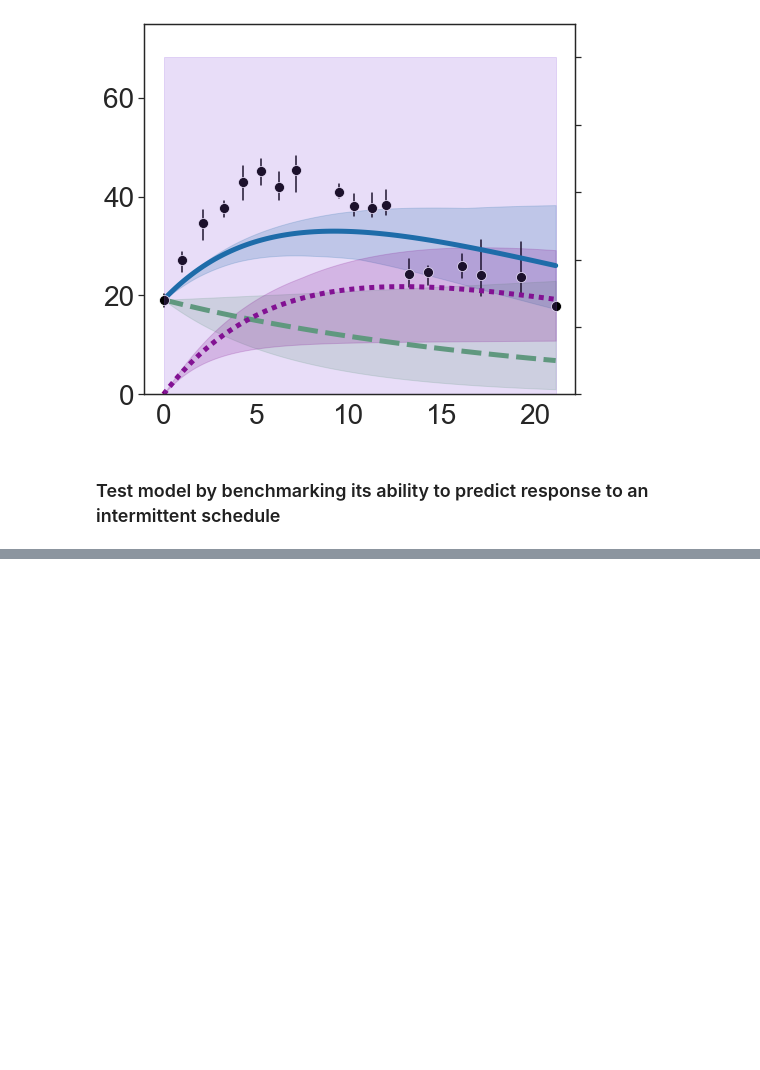
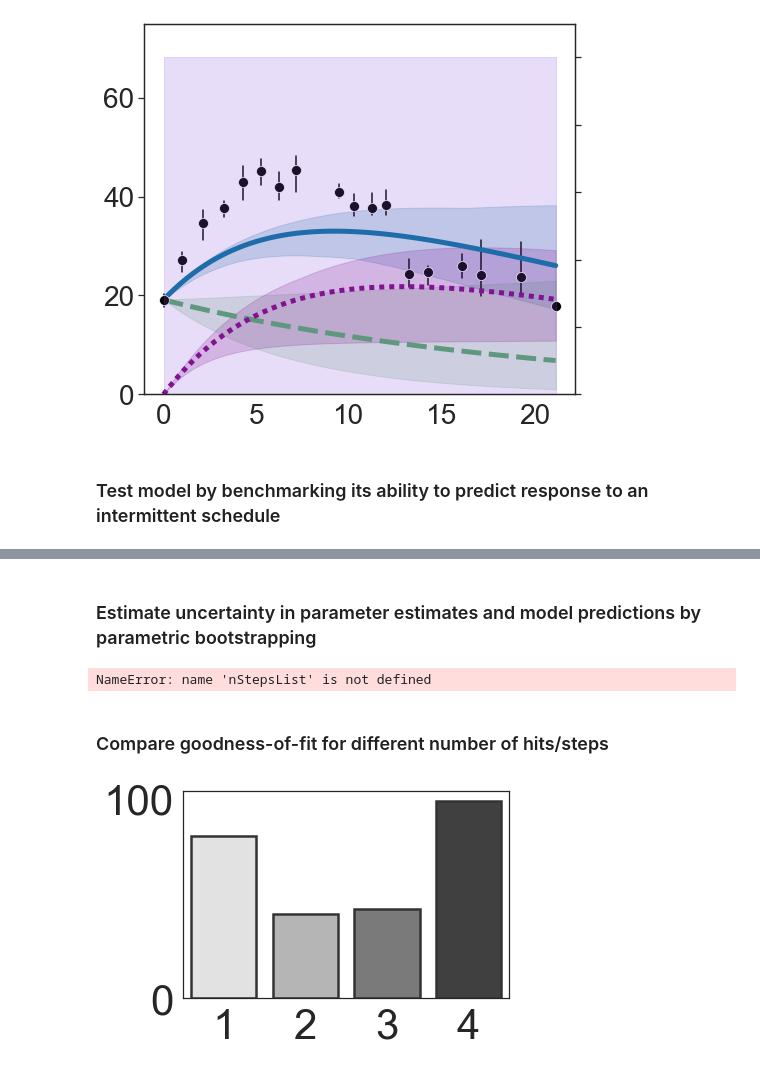
Before and after one commit to MathOnco/PARPi_Model, a Jupyter notebook: jnb_figure4.ipynb, the cells around one changed output, grey strips where cells are left out. Saved outputs shown, nothing was run; the diff lists cells and outputs as text; code cells hidden in the pictures; blank space fills up the shorter version.

Commit message:
Initial work exploring multi-step models. This includes modifications to the bootstrapping functions to work with the multi-step structure of the models.

```diff
--- a/jnb_figure4.ipynb
+++ b/jnb_figure4.ipynb
@@ -207,0 +282,47 @@ plt.savefig("./figures/predictions_IMT7d_singleStepModel_%s.pdf"%cellLine)
+# %% [markdown]
+### Estimate uncertainty in parameter estimates and model predictions by parametric bootstrapping
+# %%
+if runFitting:
+    # Turn off verboseness for bootstrapping
+    optimiser_kws_bootstrapping = optimiser_kws.copy()
+    optimiser_kws_bootstrapping['verbose'] = 0
+    # Run bootstrapping
+    growthModelBootstrapsDf = pd.read_csv(os.path.join(modelDir, "growthModel", cellLine, growthModel, "bootstraps.csv"), index_col=0)
+    for n_steps in nStepsList[3:4]:
+        currOutDir = os.path.join(currModelOutDir,"n_steps_%d"%(n_steps))
+        perform_bootstrap(fitObj=LoadFit(modelName,fitDir=currOutDir)[0],
+                          prior_experiment_df=growthModelBootstrapsDf,
+                          model_kws={"n_steps":n_steps},
+                          n_bootstraps=n_bootstraps, show_progress=True,
+                          solver_kws=solver_kws, optimiser_kws=optimiser_kws_bootstrapping,
+                          outName=os.path.join(currOutDir, "bootstraps.csv"))
+# %% [output]
+NameError: name 'nStepsList' is not defined
+# %% [markdown]
+### Compare goodness-of-fit for different number of hits/steps
+# %%
+measure = "AIC"
+outDir = os.path.join(modelDir,cellLine)
+tmpList = []
+for n_steps in nStepsList:
+    currOutDir = os.path.join(currModelOutDir,"n_steps_%d"%(n_steps))
+    fitObj,_ = LoadFit(modelName,fitDir=currOutDir)
+    tmpList.append({"n_steps":n_steps, "FitId":fitObj.fitId,
+                    "r2":fitObj.rSq, "AIC":fitObj.aic, "BIC":fitObj.bic})
+comparisonDf_gof = pd.DataFrame(tmpList)
+
+# Plot
+fig, ax = plt.subplots(1,1,figsize=(6,4))
+comparisonDf_gof.sort_values(by=measure,inplace=True)
+sns.barplot(x="n_steps",y=measure,
+            edgecolor=".2",linewidth=2.5,
+            palette="Greys",
+            data=comparisonDf_gof, ax=ax)
+ax.tick_params(labelsize=42)
+ax.set_xlabel("")
+ax.set_ylabel("")
+# ax.set_xticks([])
+plt.tight_layout()
+plt.savefig("./figures/%s_different_n_steps_equalParams_%s.pdf"%(measure,cellLine))
+# %% [output]
+[figure, added]
```
Also changed, not shown: parts of 18 cells of this notebook, 45 other files.
